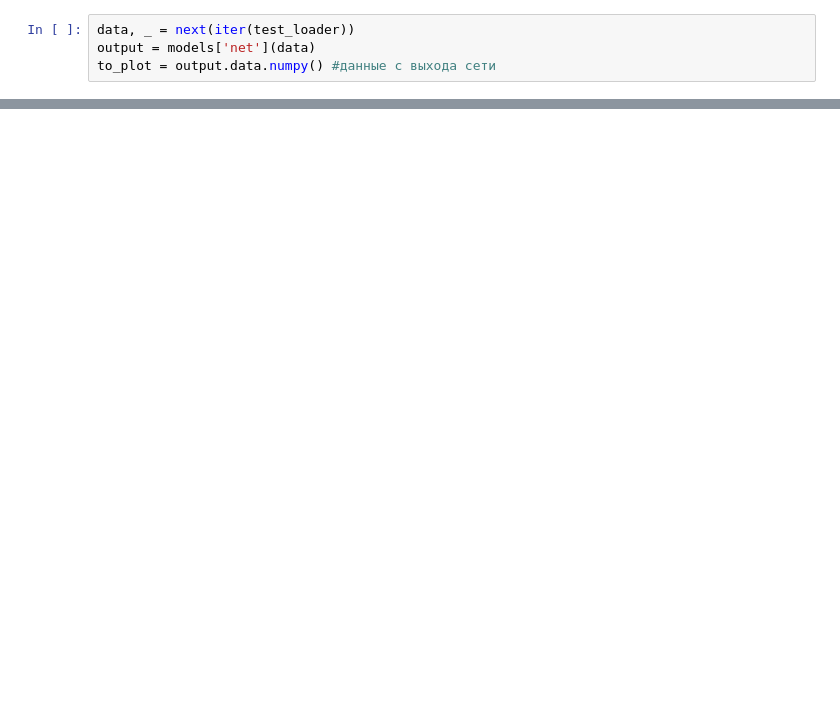
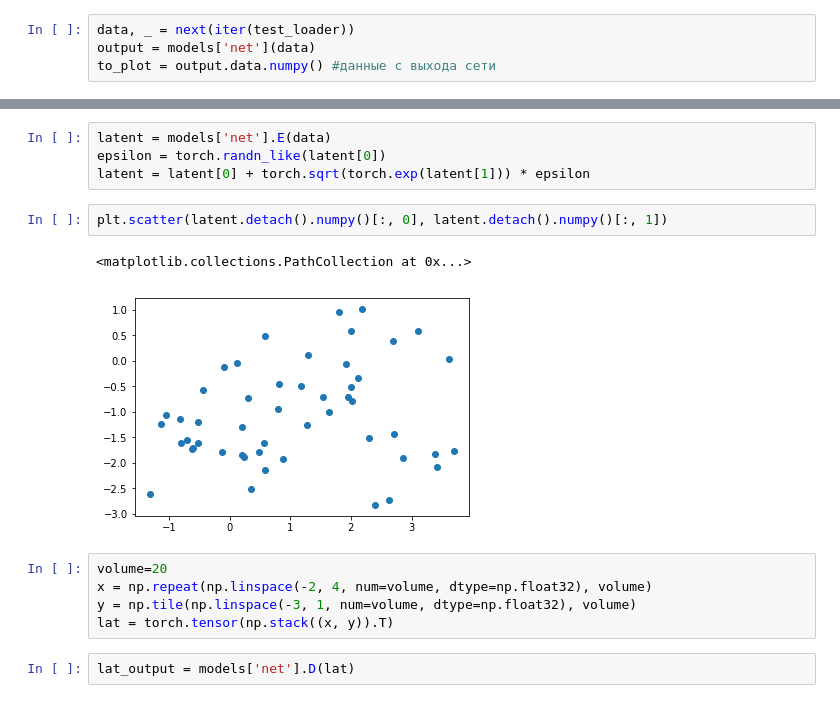
Before and after one commit to OlegWorld/otus_nn_hw9, a Jupyter notebook: vae_conv_ae.ipynb, the cells around one changed output, grey strips where cells are left out. Saved outputs shown, nothing was run; the diff lists cells and outputs as text; blank space fills up the shorter version.

Commit message:
latent layer

```diff
--- a/vae_conv_ae.ipynb
+++ b/vae_conv_ae.ipynb
@@ -252,0 +243,16 @@ plot_mnist(to_plot, (5, 10))
+# %%
+latent = models['net'].E(data)
+epsilon = torch.randn_like(latent[0])
+latent = latent[0] + torch.sqrt(torch.exp(latent[1])) * epsilon
+# %%
+plt.scatter(latent.detach().numpy()[:, 0], latent.detach().numpy()[:, 1])
+# %% [output]
+<matplotlib.collections.PathCollection at 0x...>
+[figure, added]
+# %%
+volume=20
+x = np.repeat(np.linspace(-2, 4, num=volume, dtype=np.float32), volume)
+y = np.tile(np.linspace(-3, 1, num=volume, dtype=np.float32), volume)
+lat = torch.tensor(np.stack((x, y)).T)
+# %%
+lat_output = models['net'].D(lat)
```
Also changed, not shown: parts of 6 cells of this notebook.
